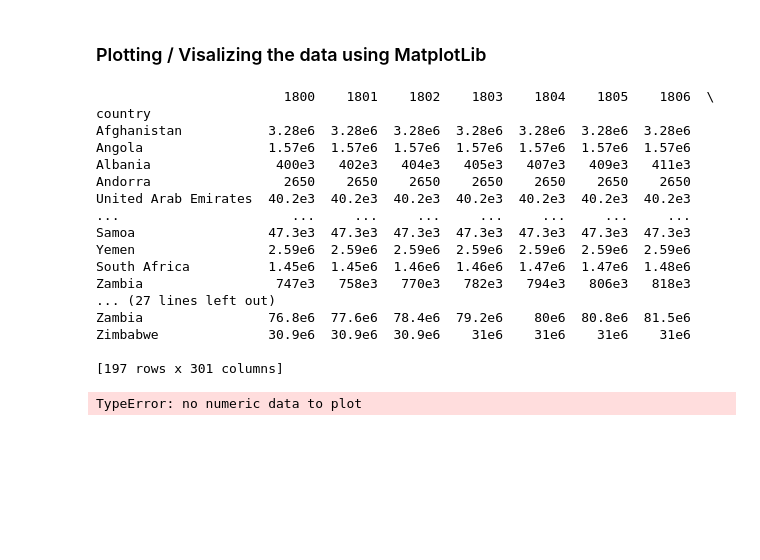
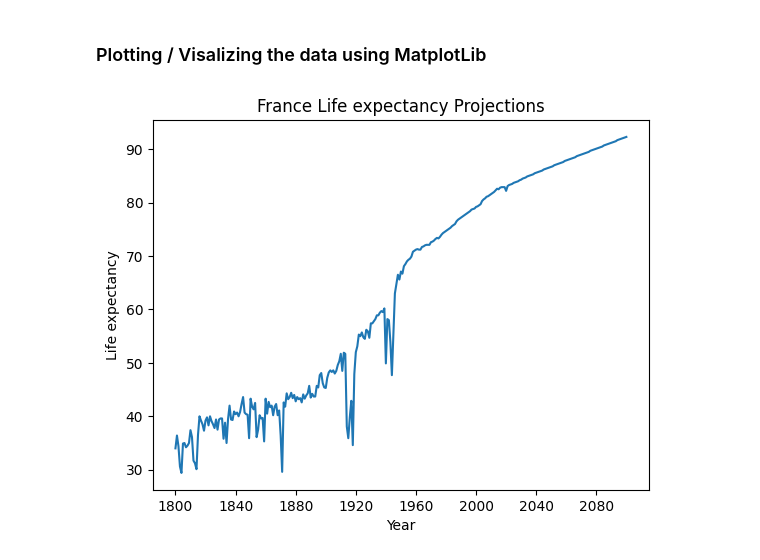
Before and after one commit to Nyttep/PythonForDataScience, a Jupyter notebook: day02-DataTable/summary.ipynb, the cells around one changed output. Drawn from its saved outputs; the diff is of its cells as text; code cells hidden in the pictures; blank space fills up the shorter version.

Commit message:
plotting multiples lines

```diff
--- a/day02-DataTable/summary.ipynb
+++ b/day02-DataTable/summary.ipynb
@@ -32,34 +51,7 @@ import matplotlib.pyplot as plt
 life_expect.plot() # stupid plot of the whole dataframe
 plt.show() # show the plot
 # %%
-life_expect.loc['France'].plot(title="France Life expectancy Projections", ylabel="Life expectancy", xlabel="Year") # plot the life expectancy of France
+life_expect.loc['France'].plot(title="France Life expectancy Projections", ylabel="Life expectancy", xlabel="Year", xticks=np.arange(0, 281, 40)) # plot the life expectancy of France
 plt.show()
+# %% [output]
+[figure, added]
-# %%
-path = './csv/population_total.csv'
-pop_tot = pd.read_csv(path, index_col='country')
-pop_tot = pop_tot.apply(lambda x: x.apply(lambda y: y.replace('k', 'e3')))
-pop_tot = pop_tot.apply(lambda x: x.apply(lambda y: y.replace('M', 'e6')))
-pop_tot = pop_tot.apply(lambda x: x.apply(lambda y: y.replace('B', 'e9')))
-pop_tot = pop_tot.astype(float)
-print(pop_tot)
-pop_tot.loc['France'].plot()
-plt.show()
-# %% [output]
-                        1800    1801    1802    1803    1804    1805    1806  \
-country
-Afghanistan           3.28e6  3.28e6  3.28e6  3.28e6  3.28e6  3.28e6  3.28e6
-Angola                1.57e6  1.57e6  1.57e6  1.57e6  1.57e6  1.57e6  1.57e6
-Albania                400e3   402e3   404e3   405e3   407e3   409e3   411e3
-Andorra                 2650    2650    2650    2650    2650    2650    2650
-United Arab Emirates  40.2e3  40.2e3  40.2e3  40.2e3  40.2e3  40.2e3  40.2e3
-...                      ...     ...     ...     ...     ...     ...     ...
-Samoa                 47.3e3  47.3e3  47.3e3  47.3e3  47.3e3  47.3e3  47.3e3
-Yemen                 2.59e6  2.59e6  2.59e6  2.59e6  2.59e6  2.59e6  2.59e6
-South Africa          1.45e6  1.45e6  1.46e6  1.46e6  1.47e6  1.47e6  1.48e6
-Zambia                 747e3   758e3   770e3   782e3   794e3   806e3   818e3
-... (27 lines left out)
-Zambia                76.8e6  77.6e6  78.4e6  79.2e6    80e6  80.8e6  81.5e6
-Zimbabwe              30.9e6  30.9e6  30.9e6    31e6    31e6    31e6    31e6
-
-[197 rows x 301 columns]
-TypeError: no numeric data to plot
```
Also changed, not shown: parts of 3 cells of this notebook.
